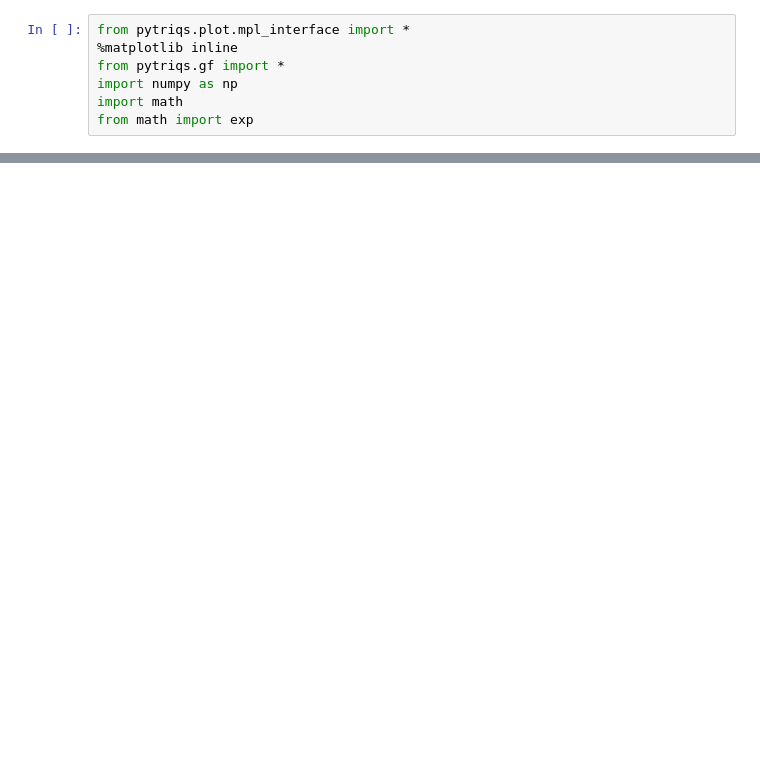
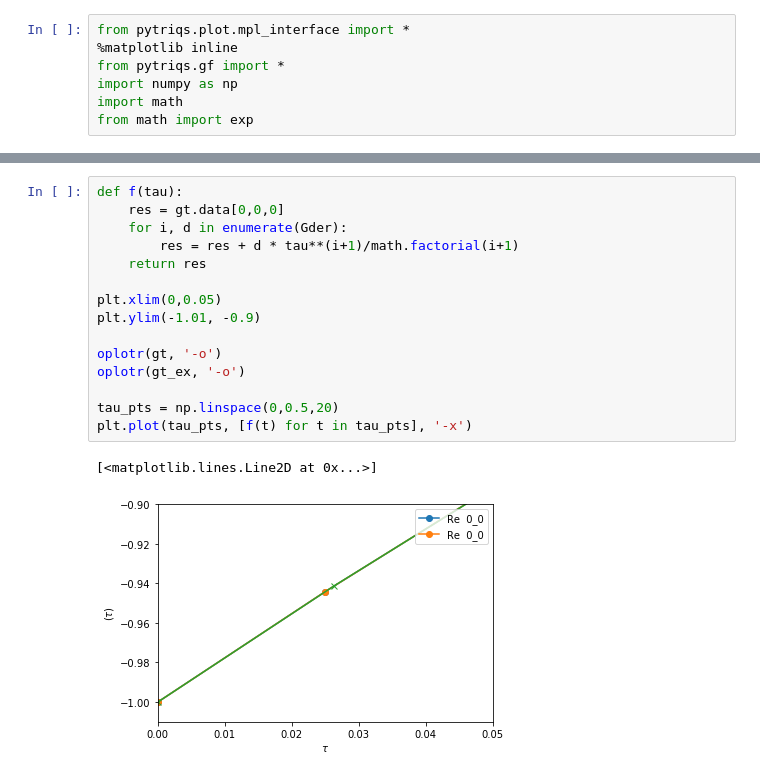
Before and after one commit to TRIQS/triqs, a Jupyter notebook: TailGtau.ipynb, the cells around one changed output, grey strips where cells are left out. Cells and saved outputs as stored; diff of their text form; blank space fills up the shorter version.

```diff
--- a/TailGtau.ipynb
+++ b/TailGtau.ipynb
@@ -98,0 +174,18 @@ eps =  0.0500500500501
+# %%
+def f(tau):
+    res = gt.data[0,0,0]
+    for i, d in enumerate(Gder):
+        res = res + d * tau**(i+1)/math.factorial(i+1)
+    return res
+
+plt.xlim(0,0.05)
+plt.ylim(-1.01, -0.9)
+
+oplotr(gt, '-o')
+oplotr(gt_ex, '-o')
+
+tau_pts = np.linspace(0,0.5,20)
+plt.plot(tau_pts, [f(t) for t in tau_pts], '-x')
+# %% [output]
+[<matplotlib.lines.Line2D at 0x...>]
+[figure, added]
```
Also changed, not shown: parts of 7 cells of this notebook, 1 other file.
